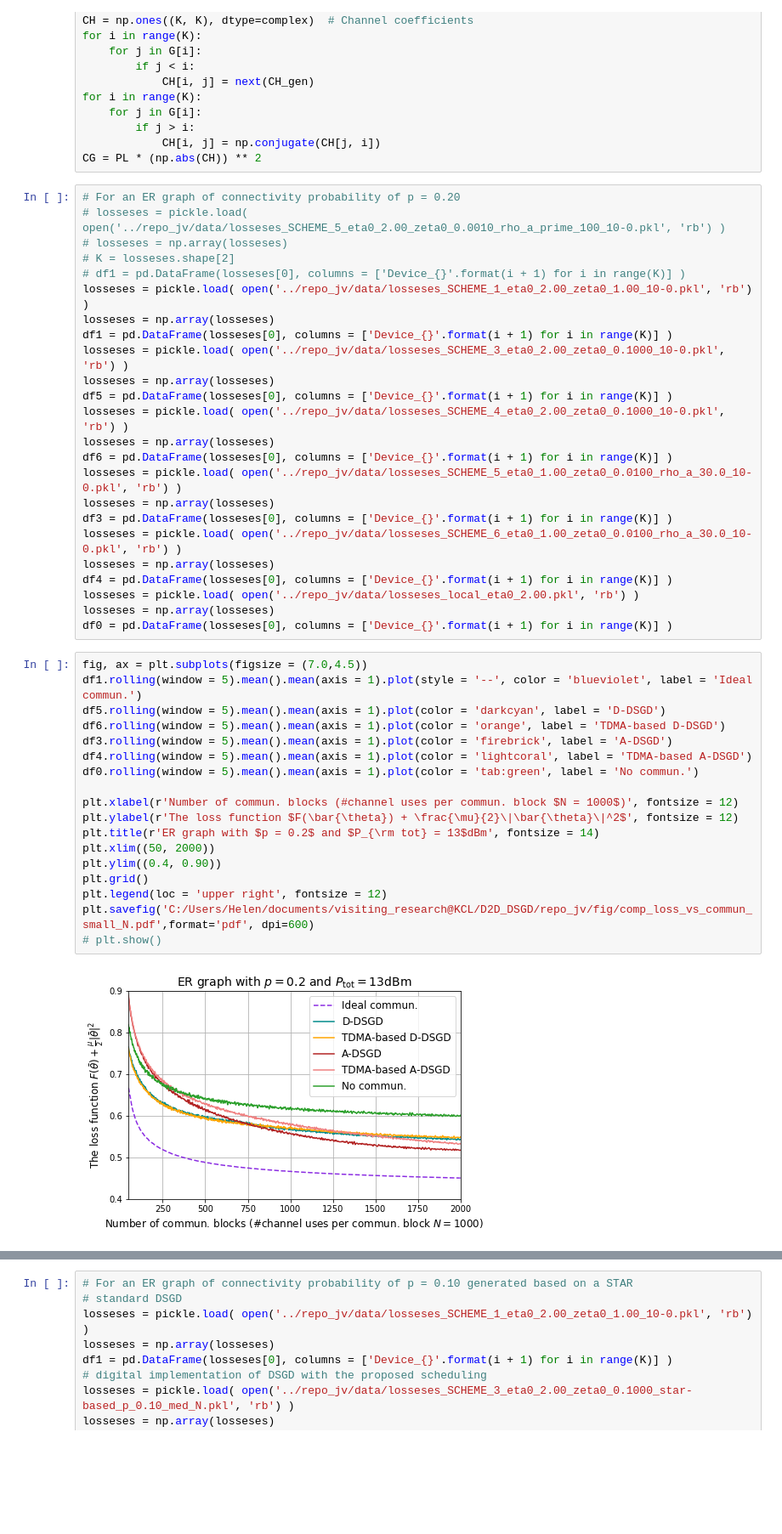
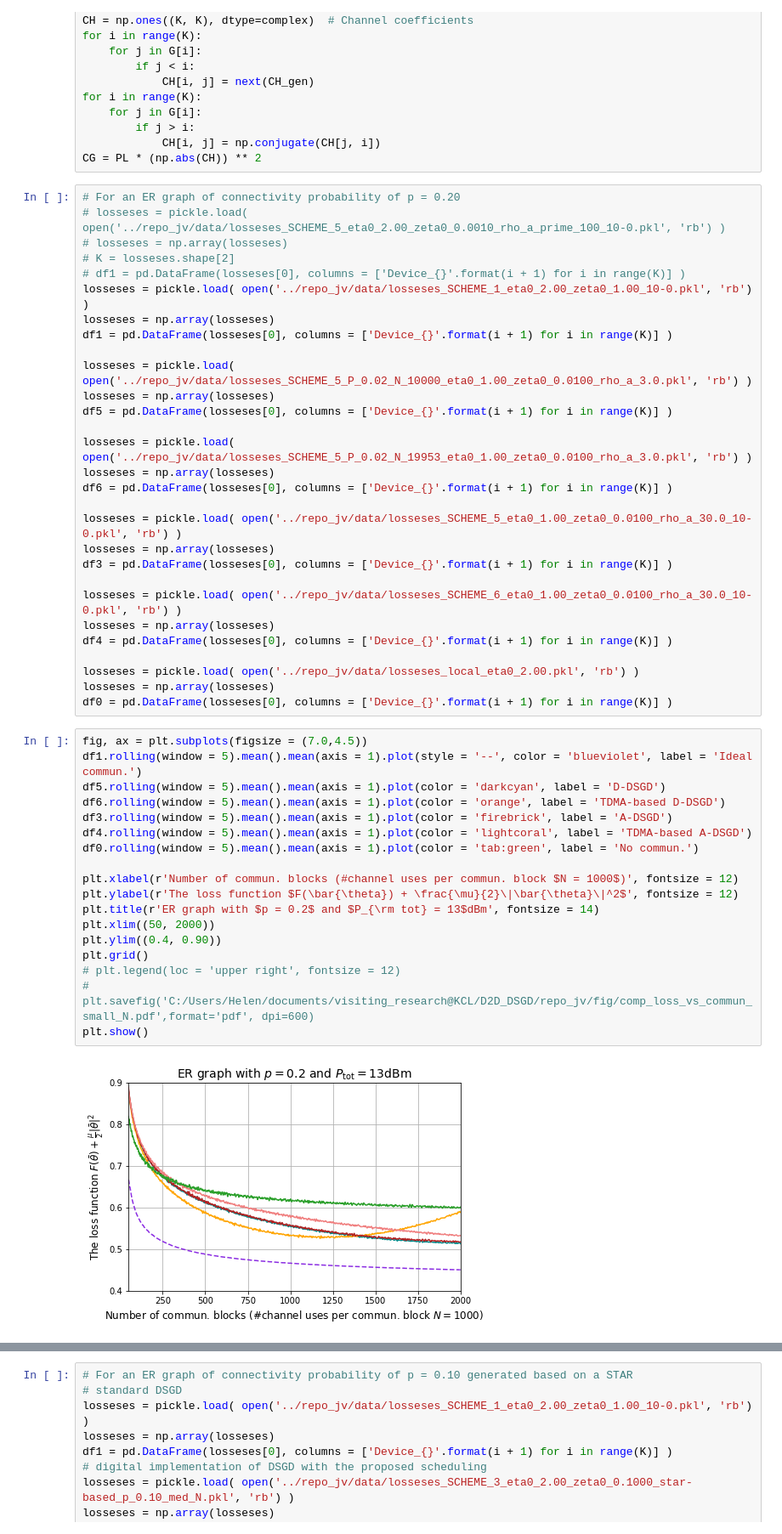
Before and after one commit to Fuzzy-Face/JSAC_FL, a Jupyter notebook: temp.ipynb, the cells around one changed output, grey strips where cells are left out. Shown at 85% size. Cells and saved outputs as stored; diff of their text form; blank space fills up the shorter version.

```diff
--- a/temp.ipynb
+++ b/temp.ipynb
@@ -117,39 +117,44 @@ CG = PL * (np.abs(CH)) ** 2
 losseses = pickle.load( open('../repo_jv/data/losseses_SCHEME_1_eta0_2.00_zeta0_1.00_10-0.pkl', 'rb') )
 losseses = np.array(losseses)
 df1 = pd.DataFrame(losseses[0], columns = ['Device_{}'.format(i + 1) for i in range(K)] )
-losseses = pickle.load( open('../repo_jv/data/losseses_SCHEME_3_eta0_2.00_zeta0_0.1000_10-0.pkl', 'rb') )
+
+losseses = pickle.load( open('../repo_jv/data/losseses_SCHEME_5_P_0.02_N_10000_eta0_1.00_zeta0_0.0100_rho_a_3.0.pkl', 'rb') )
 losseses = np.array(losseses)
 df5 = pd.DataFrame(losseses[0], columns = ['Device_{}'.format(i + 1) for i in range(K)] )
-losseses = pickle.load( open('../repo_jv/data/losseses_SCHEME_4_eta0_2.00_zeta0_0.1000_10-0.pkl', 'rb') )
+
+losseses = pickle.load( open('../repo_jv/data/losseses_SCHEME_5_P_0.02_N_19953_eta0_1.00_zeta0_0.0100_rho_a_3.0.pkl', 'rb') )
 losseses = np.array(losseses)
 df6 = pd.DataFrame(losseses[0], columns = ['Device_{}'.format(i + 1) for i in range(K)] )
+
 losseses = pickle.load( open('../repo_jv/data/losseses_SCHEME_5_eta0_1.00_zeta0_0.0100_rho_a_30.0_10-0.pkl', 'rb') )
 losseses = np.array(losseses)
 df3 = pd.DataFrame(losseses[0], columns = ['Device_{}'.format(i + 1) for i in range(K)] )
+
 losseses = pickle.load( open('../repo_jv/data/losseses_SCHEME_6_eta0_1.00_zeta0_0.0100_rho_a_30.0_10-0.pkl', 'rb') )
 losseses = np.array(losseses)
 df4 = pd.DataFrame(losseses[0], columns = ['Device_{}'.format(i + 1) for i in range(K)] )
+
 losseses = pickle.load( open('../repo_jv/data/losseses_local_eta0_2.00.pkl', 'rb') )
 losseses = np.array(losseses)
 df0 = pd.DataFrame(losseses[0], columns = ['Device_{}'.format(i + 1) for i in range(K)] )
 # %%
 fig, ax = plt.subplots(figsize = (7.0,4.5))
 df1.rolling(window = 5).mean().mean(axis = 1).plot(style = '--', color = 'blueviolet', label = 'Ideal commun.')
 df5.rolling(window = 5).mean().mean(axis = 1).plot(color = 'darkcyan', label = 'D-DSGD')
 df6.rolling(window = 5).mean().mean(axis = 1).plot(color = 'orange', label = 'TDMA-based D-DSGD')
 df3.rolling(window = 5).mean().mean(axis = 1).plot(color = 'firebrick', label = 'A-DSGD')
 df4.rolling(window = 5).mean().mean(axis = 1).plot(color = 'lightcoral', label = 'TDMA-based A-DSGD')
 df0.rolling(window = 5).mean().mean(axis = 1).plot(color = 'tab:green', label = 'No commun.')
 
 plt.xlabel(r'Number of commun. blocks (#channel uses per commun. block $N = 1000$)', fontsize = 12)
 plt.ylabel(r'The loss function $F(\bar{\theta}) + \frac{\mu}{2}\|\bar{\theta}\|^2$', fontsize = 12)
 plt.title(r'ER graph with $p = 0.2$ and $P_{\rm tot} = 13$dBm', fontsize = 14)
 plt.xlim((50, 2000))
 plt.ylim((0.4, 0.90))
 plt.grid()
-plt.legend(loc = 'upper right', fontsize = 12)
-plt.savefig('C:/Users/Helen/documents/visiting_research@KCL/D2D_DSGD/repo_jv/fig/comp_loss_vs_commun_small_N.pdf',format='pdf', dpi=600)
-# plt.show()
+# plt.legend(loc = 'upper right', fontsize = 12)
+# plt.savefig('C:/Users/Helen/documents/visiting_research@KCL/D2D_DSGD/repo_jv/fig/comp_loss_vs_commun_small_N.pdf',format='pdf', dpi=600)
+plt.show()
 # %% [output]
-[figure, old version]
+[figure, new version]
 # %%
```
Also changed, not shown: parts of 2 cells of this notebook, 1 other file.
